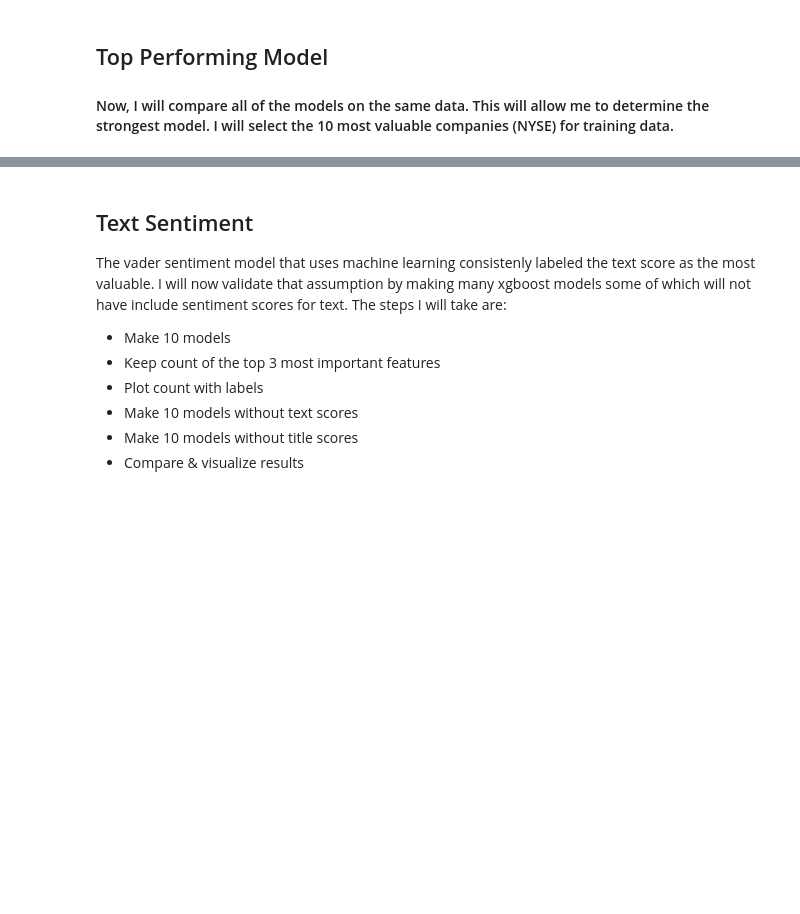
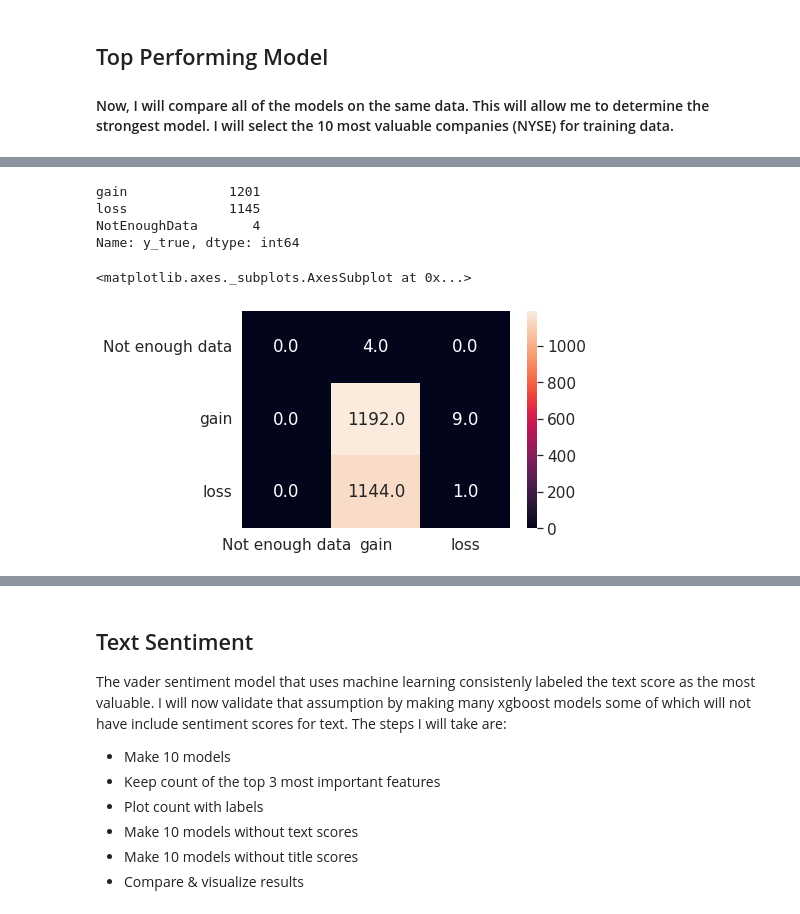
Before and after one commit to Eucalyptusss/Stock_News_NLP, a Jupyter notebook: stock_news_prediction_analysis.ipynb, the cells around one changed output, grey strips where cells are left out. Saved outputs shown, nothing was run; the diff lists cells and outputs as text; code cells hidden in the pictures; blank space fills up the shorter version.

```diff
--- a/stock_news_prediction_analysis.ipynb
+++ b/stock_news_prediction_analysis.ipynb
@@ -1797,0 +1590,19 @@ Epoch 21/100
+# %%
+stock_df.y_true.value_counts()
+# %% [output]
+gain             1201
+loss             1145
+NotEnoughData       4
+Name: y_true, dtype: int64
+# %%
+stock_df.head()
+sns.heatmap(confusion_matrix(stock_df.y_true,
+                             stock_df.vader_prediction,
+                             ),annot=True,
+                             fmt=".1f",yticklabels=['Not enough data',
+                                     'gain','loss'],
+            xticklabels=['Not enough data',
+                                     'gain','loss'])
+# %% [output]
+<matplotlib.axes._subplots.AxesSubplot at 0x...>
+[figure, added]
```
Also changed, not shown: parts of 17 cells of this notebook.
